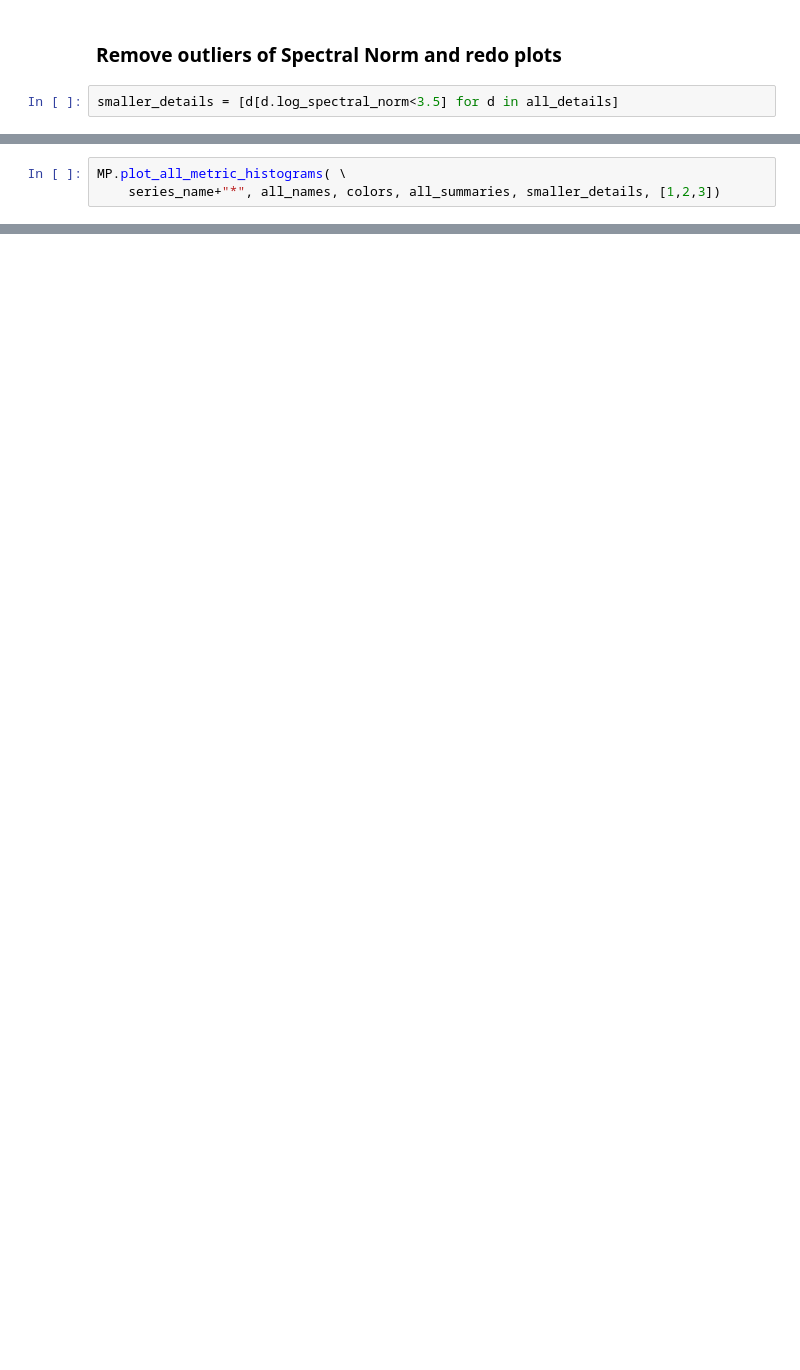
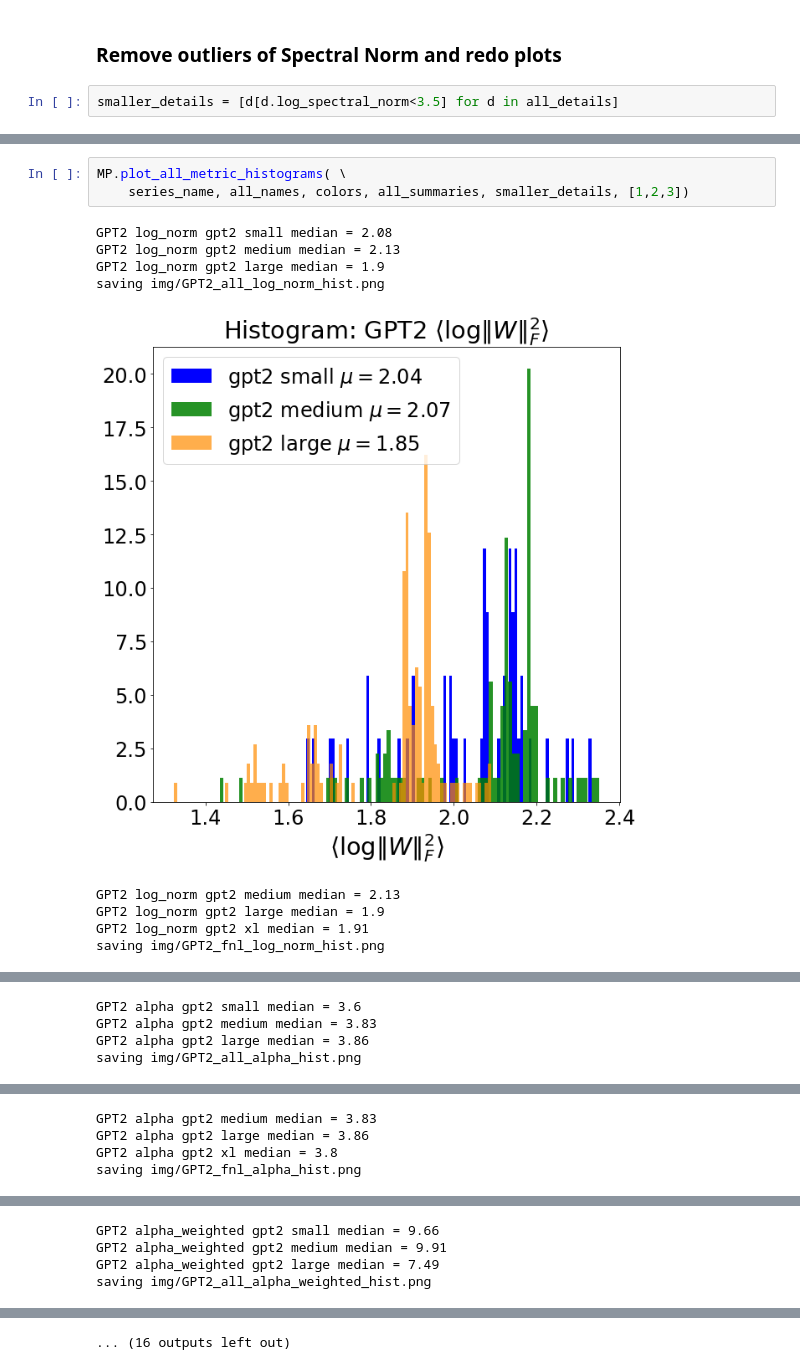
Before and after one commit to CalculatedContent/ww-trends-2020, a Jupyter notebook: WeightWatcher-OpenAI-GPT2.ipynb, the cells around one changed output, grey strips where cells are left out. Drawn from its saved outputs; the diff is of its cells as text; blank space fills up the shorter version.

```diff
--- a/WeightWatcher-OpenAI-GPT2.ipynb
+++ b/WeightWatcher-OpenAI-GPT2.ipynb
@@ -258,3 +328,13 @@ len(smaller_details), len(all_summaries)
 # %%
 MP.plot_all_metric_histograms( \
-    series_name+"*", all_names, colors, all_summaries, smaller_details, [1,2,3])
+    series_name, all_names, colors, all_summaries, smaller_details, [1,2,3])
+# %% [output]
+GPT2 log_norm gpt2 small median = 2.08
+GPT2 log_norm gpt2 medium median = 2.13
+GPT2 log_norm gpt2 large median = 1.9
+saving img/GPT2_all_log_norm_hist.png
+[figure, added]
+GPT2 log_norm gpt2 medium median = 2.13
+GPT2 log_norm gpt2 large median = 1.9
+GPT2 log_norm gpt2 xl median = 1.91
+saving img/GPT2_fnl_log_norm_hist.png
@@ -260,0 +342,4 @@ MP.plot_all_metric_histograms( \
+GPT2 alpha gpt2 small median = 3.6
+GPT2 alpha gpt2 medium median = 3.83
+GPT2 alpha gpt2 large median = 3.86
+saving img/GPT2_all_alpha_hist.png
@@ -260,0 +347,4 @@ MP.plot_all_metric_histograms( \
+GPT2 alpha gpt2 medium median = 3.83
+GPT2 alpha gpt2 large median = 3.86
+GPT2 alpha gpt2 xl median = 3.8
+saving img/GPT2_fnl_alpha_hist.png
@@ -260,0 +352,4 @@ MP.plot_all_metric_histograms( \
+GPT2 alpha_weighted gpt2 small median = 9.66
+GPT2 alpha_weighted gpt2 medium median = 9.91
+GPT2 alpha_weighted gpt2 large median = 7.49
+saving img/GPT2_all_alpha_weighted_hist.png
@@ -260,0 +362 @@ MP.plot_all_metric_histograms( \
+... (16 outputs left out)
```
Also changed, not shown: parts of 9 cells of this notebook.
